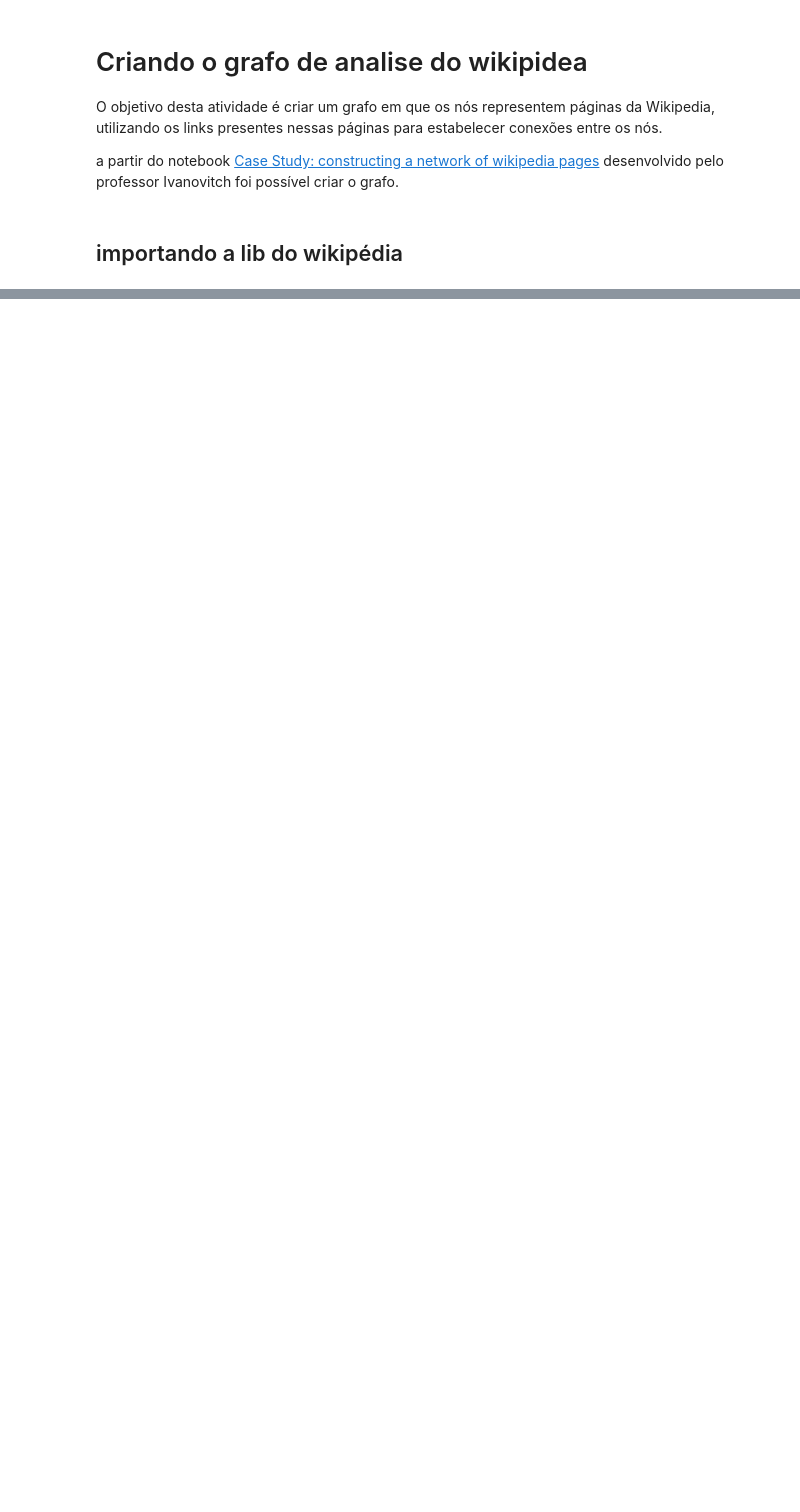
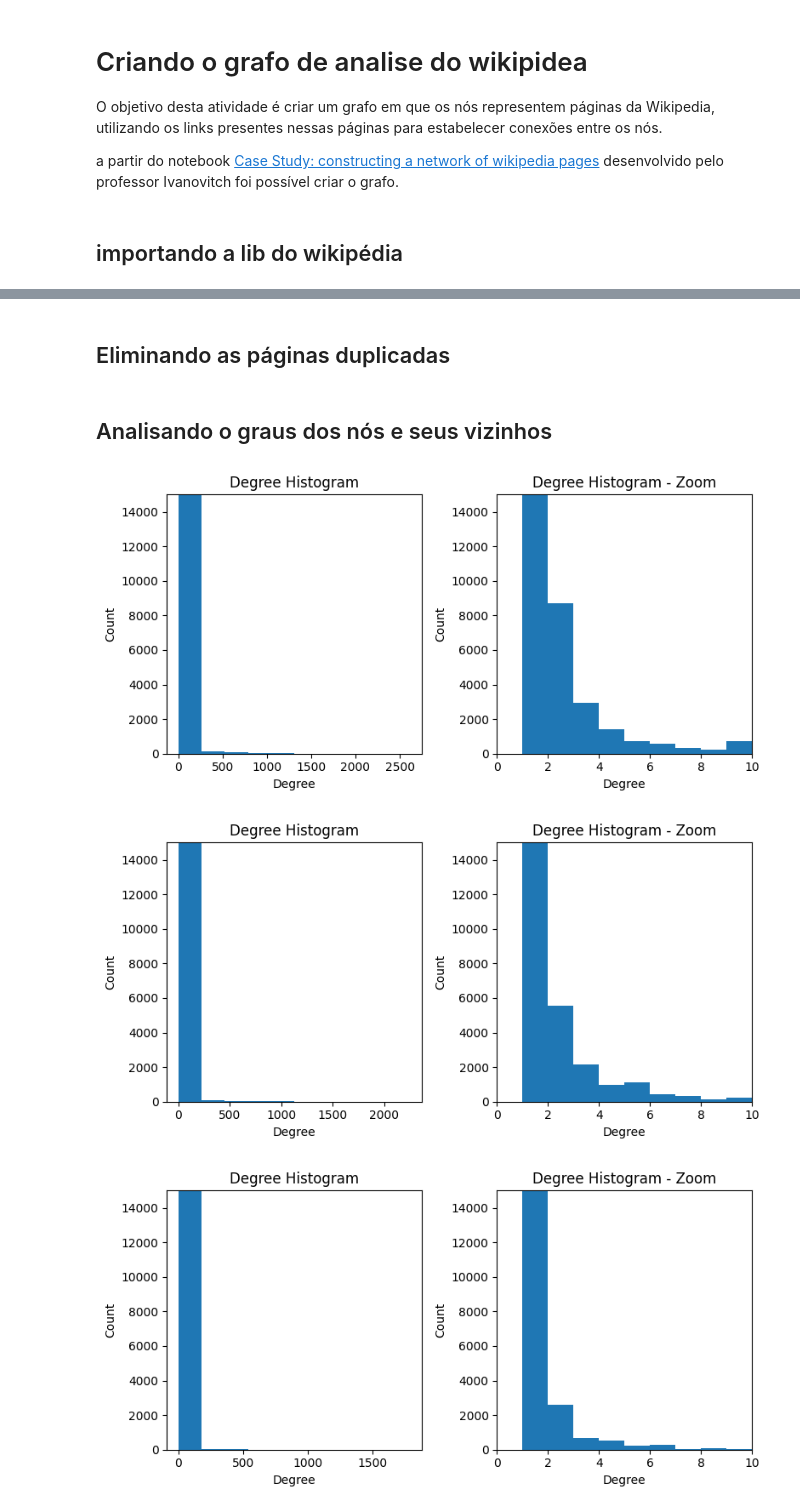
Before and after one commit to CarlosG18/aedii_dca0209, a Jupyter notebook: unidade3/U3T1/requisito1/grafo.ipynb, the cells around one changed output, grey strips where cells are left out. Saved outputs shown, nothing was run; the diff lists cells and outputs as text; code cells hidden in the pictures; blank space fills up the shorter version.

Commit message:
:sparkles: feat: done notebook of create graph with 3 seeds - requisito1 ok!

```diff
--- a/unidade3/U3T1/requisito1/grafo.ipynb
+++ b/unidade3/U3T1/requisito1/grafo.ipynb
@@ -114,0 +183,3 @@ print("{} nodes, {} edges".format(len(g), nx.number_of_edges(g)))
+# %%
+%%time
+grafo_capoeira = create_graph(SEED_CAPOEIRA)
@@ -114,0 +206,3 @@ print("{} nodes, {} edges".format(len(g), nx.number_of_edges(g)))
+# %%
+%%time
+grafo_forro = create_graph(SEED_FORRO)
@@ -114,0 +272,2 @@ print("{} nodes, {} edges".format(len(g), nx.number_of_edges(g)))
+# %% [markdown]
+## Eliminando as páginas duplicadas
@@ -114,0 +278,45 @@ print("{} nodes, {} edges".format(len(g), nx.number_of_edges(g)))
+# %% [markdown]
+## Analisando o graus dos nós e seus vizinhos
+# %%
+def histogram_degree(graph):
+    """
+        Função para plotar um histograma da visão geral dos graus do grafo
+
+        args:
+            - graph: grafo a ser plotado
+
+        return:
+            - None
+    """
+
+    plt.style.use("default")
+    # degree sequence
+    degree_sequence = sorted([d for n, d in graph.degree()], reverse=True)
+
+    fig, ax = plt.subplots(1,2,figsize=(8,4))
+
+    # all_data has information about degree_sequence and the width of each bin
+    ax[0].hist(degree_sequence)
+    ax[1].hist(degree_sequence,bins=[1,2,3,4,5,6,7,8,9,10])
+
+    ax[0].set_title("Degree Histogram")
+    ax[0].set_ylabel("Count")
+    ax[0].set_xlabel("Degree")
+    ax[0].set_ylim(0,15000)
+
+    ax[1].set_title("Degree Histogram - Zoom")
+    ax[1].set_ylabel("Count")
+    ax[1].set_xlabel("Degree")
+    ax[1].set_xlim(0,10)
+    ax[1].set_ylim(0,15000)
+
+    plt.tight_layout()
+    plt.show()
+# %%
+histogram_degree(grafo_nordeste)
+histogram_degree(grafo_capoeira)
+histogram_degree(grafo_forro)
+# %% [output]
+[figure, added]
+[figure, added]
+[figure, added]
```
Also changed, not shown: parts of 26 cells of this notebook, 3 other files.
